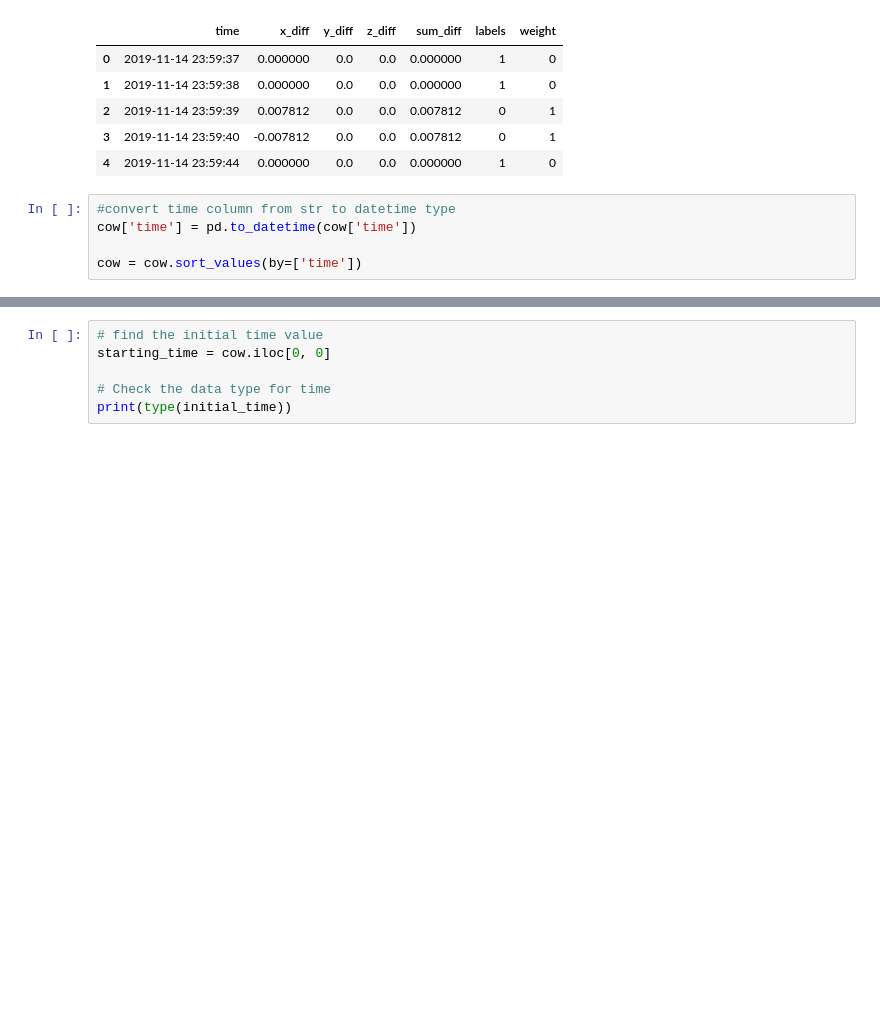
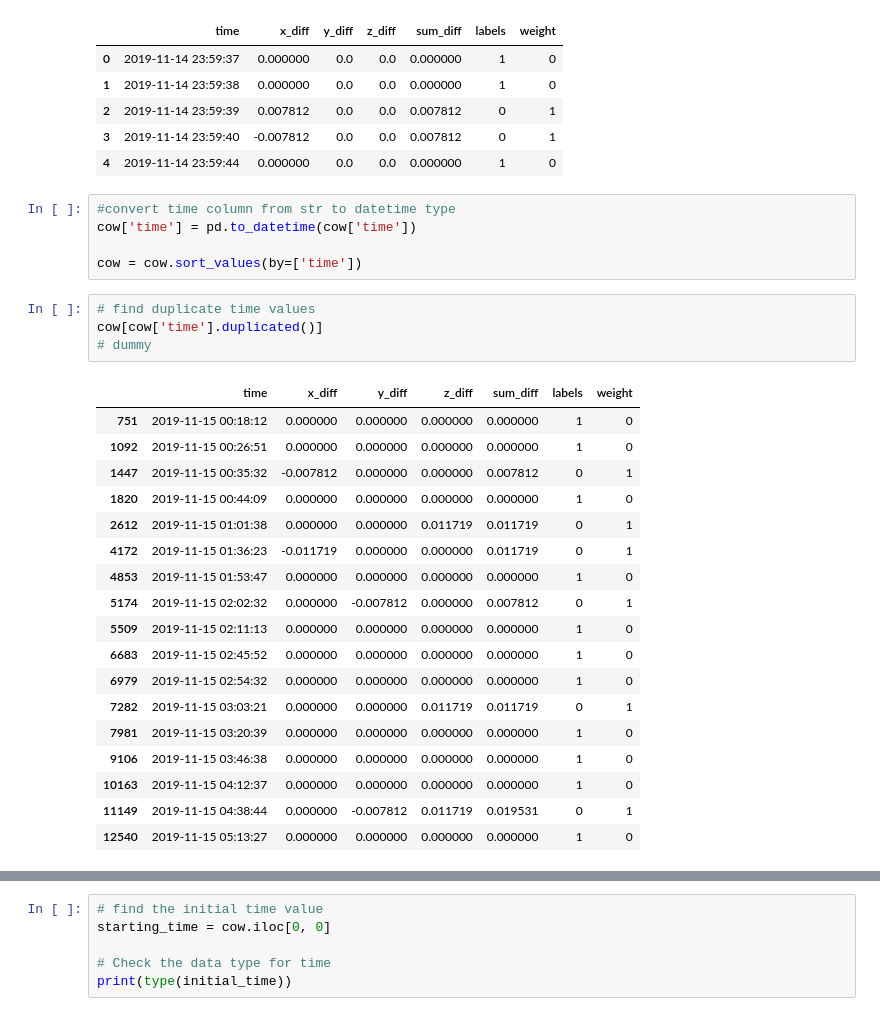
Before and after one commit to tanzimtaher/Predicting-Estrus-in-Cattle-from-Accelerometer-Data, a Jupyter notebook: Script.ipynb, the cells around one changed output, grey strips where cells are left out. Saved outputs shown, nothing was run; the diff lists cells and outputs as text; blank space fills up the shorter version.

```diff
--- a/Script.ipynb
+++ b/Script.ipynb
@@ -954,3 +995,26 @@ cow.head()
 cow['time'] = pd.to_datetime(cow['time'])
 
 cow = cow.sort_values(by=['time'])
+# %%
+# find duplicate time values
+cow[cow['time'].duplicated()]
+# dummy
+# %% [output]
+|  | time | x_diff | y_diff | z_diff | sum_diff | labels | weight |
+| 751 | 2019-11-15 00:18:12 | 0.000000 | 0.000000 | 0.000000 | 0.000000 | 1 | 0 |
+| 1092 | 2019-11-15 00:26:51 | 0.000000 | 0.000000 | 0.000000 | 0.000000 | 1 | 0 |
+| 1447 | 2019-11-15 00:35:32 | -0.007812 | 0.000000 | 0.000000 | 0.007812 | 0 | 1 |
+| 1820 | 2019-11-15 00:44:09 | 0.000000 | 0.000000 | 0.000000 | 0.000000 | 1 | 0 |
+| 2612 | 2019-11-15 01:01:38 | 0.000000 | 0.000000 | 0.011719 | 0.011719 | 0 | 1 |
+| 4172 | 2019-11-15 01:36:23 | -0.011719 | 0.000000 | 0.000000 | 0.011719 | 0 | 1 |
+| 4853 | 2019-11-15 01:53:47 | 0.000000 | 0.000000 | 0.000000 | 0.000000 | 1 | 0 |
+| 5174 | 2019-11-15 02:02:32 | 0.000000 | -0.007812 | 0.000000 | 0.007812 | 0 | 1 |
+| 5509 | 2019-11-15 02:11:13 | 0.000000 | 0.000000 | 0.000000 | 0.000000 | 1 | 0 |
+| 6683 | 2019-11-15 02:45:52 | 0.000000 | 0.000000 | 0.000000 | 0.000000 | 1 | 0 |
+| 6979 | 2019-11-15 02:54:32 | 0.000000 | 0.000000 | 0.000000 | 0.000000 | 1 | 0 |
+| 7282 | 2019-11-15 03:03:21 | 0.000000 | 0.000000 | 0.011719 | 0.011719 | 0 | 1 |
+| 7981 | 2019-11-15 03:20:39 | 0.000000 | 0.000000 | 0.000000 | 0.000000 | 1 | 0 |
+| 9106 | 2019-11-15 03:46:38 | 0.000000 | 0.000000 | 0.000000 | 0.000000 | 1 | 0 |
+| 10163 | 2019-11-15 04:12:37 | 0.000000 | 0.000000 | 0.000000 | 0.000000 | 1 | 0 |
+| 11149 | 2019-11-15 04:38:44 | 0.000000 | -0.007812 | 0.011719 | 0.019531 | 0 | 1 |
+| 12540 | 2019-11-15 05:13:27 | 0.000000 | 0.000000 | 0.000000 | 0.000000 | 1 | 0 |
```
Also changed, not shown: parts of 10 cells of this notebook.
